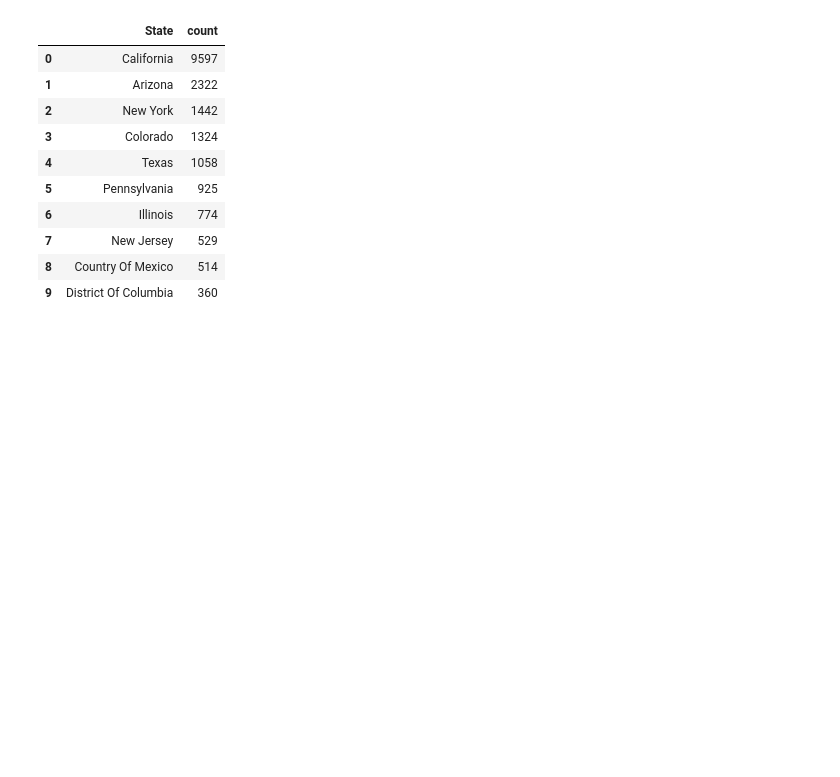
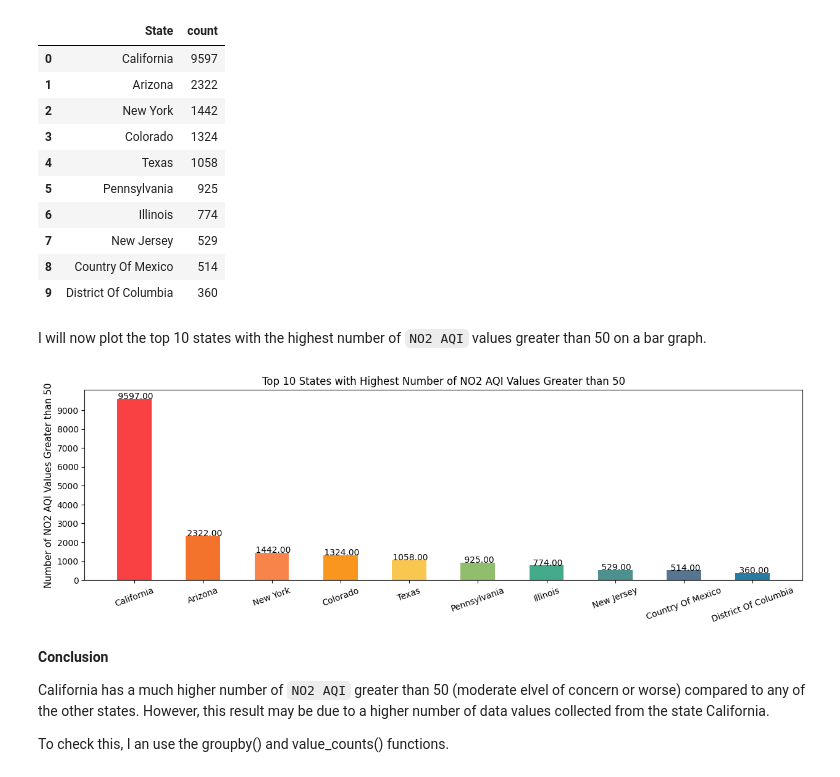
Before and after one commit to aidaduong/US-Air-Pollution-EDA-Kaggle, a Jupyter notebook: air_pollution_EDA.ipynb, the cells around one changed output. Cells and saved outputs as stored; diff of their text form; code cells hidden in the pictures; blank space fills up the shorter version.

```diff
--- a/air_pollution_EDA.ipynb
+++ b/air_pollution_EDA.ipynb
@@ -448,3 +452,32 @@ no2_greater_51.head(10)
 | 7 | New Jersey | 529 |
 | 8 | Country Of Mexico | 514 |
 | 9 | District Of Columbia | 360 |
+# %% [markdown]
+I will now plot the top 10 states with the highest number of `NO2 AQI` values greater than 50 on a bar graph.
+# %%
+plt.figure(figsize= (15,4))
+
+# Setting the labels and values for the graph as the first 10 rows of no2_greater_51
+labels = no2_greater_51.loc[0:9, 'State']
+values = no2_greater_51.loc[0:9, 'count']
+color = ['#f94144', '#f3722c', '#f9844a', '#f8961e', '#f9c74f', '#90be6d', '#43aa8b', '#4d908e', '#577590', '#277da1']
+
+# Creating the bar graph
+plt.bar(labels, values, width = 0.5, color = color)
+plt.title('Top 10 States with Highest Number of NO2 AQI Values Greater than 50')
+plt.ylabel('Number of NO2 AQI Values Greater than 50', fontdict={'fontsize':11})
+plt.yticks(np.arange(0,10000,1000))
+plt.xticks(fontsize=10, rotation=20)  # change font size of the x labels
+
+addValues(labels, values)
+
+
+plt.show()
+# %% [output]
+[figure, added]
+# %% [markdown]
+__Conclusion__
+
+California has a much higher number of `NO2 AQI` greater than 50 (moderate elvel of concern or worse) compared to any of the other states. However, this result may be due to a higher number of data values collected from the state California.
+
+To check this, I an use the groupby() and value_counts() functions.
```
Also changed, not shown: parts of 31 cells of this notebook.
